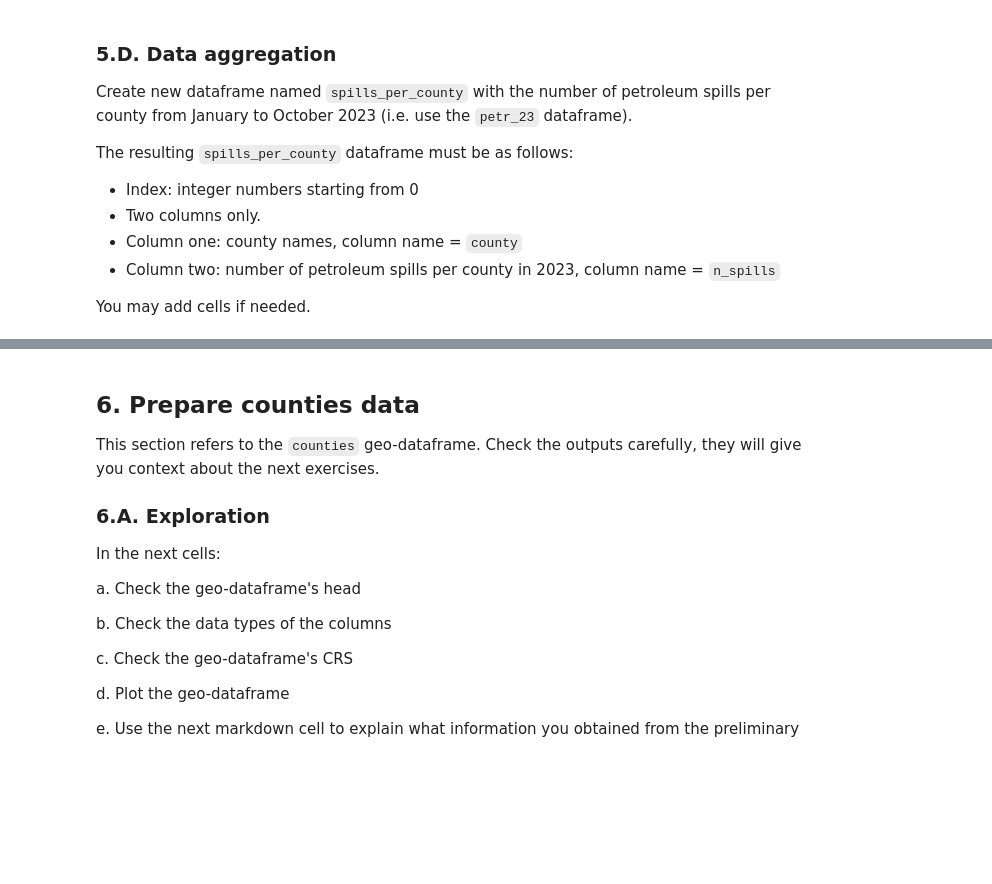
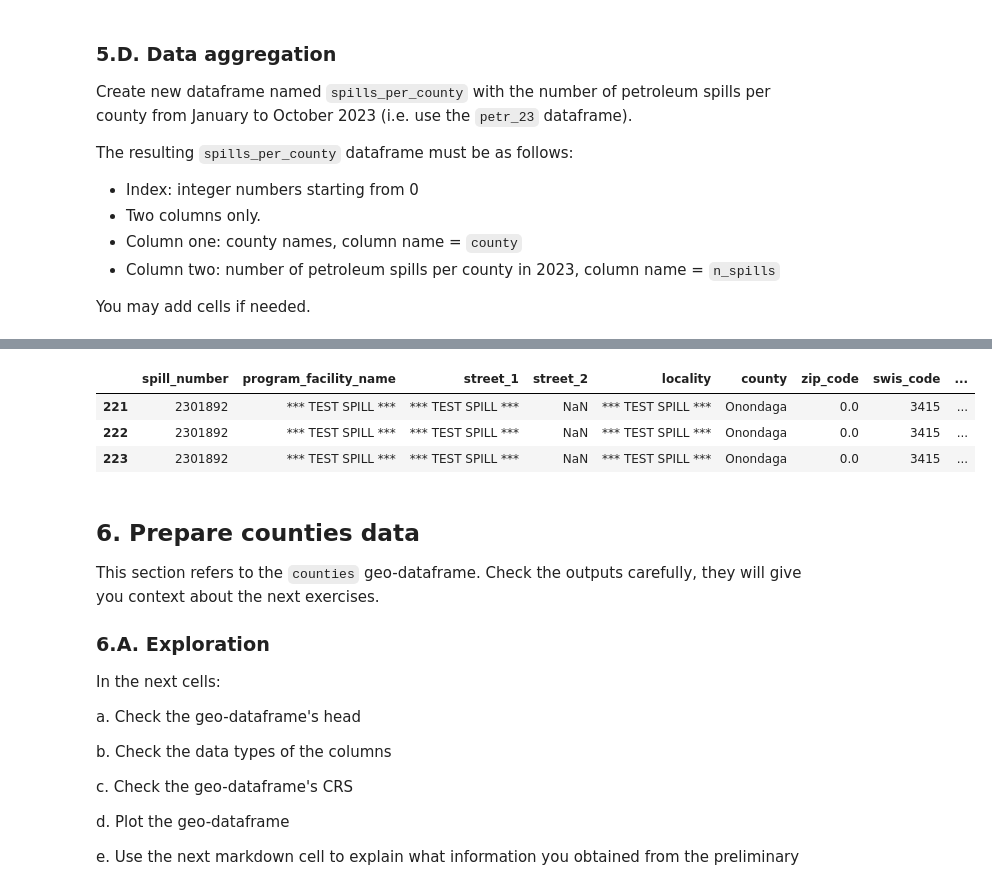
Before and after one commit to austinmartinez12/eds220-hwk3, a Jupyter notebook: hwk3-task1-spills.ipynb, the cells around one changed output, grey strips where cells are left out. Drawn from its saved outputs; the diff is of its cells as text; code cells hidden in the pictures; blank space fills up the shorter version.

```diff
--- a/hwk3-task1-spills.ipynb
+++ b/hwk3-task1-spills.ipynb
@@ -114,9 +144,28 @@ e. Type your answer here, replacing this text.
 
 ### 5.B. Cleaning
 a. Simplify column names as needed.
+# %%
+spills.columns = spills.columns.str.replace(" ", "_")
+spills.columns = spills.columns.str.lower()
 # %% [markdown]
 <!-- END QUESTION -->
 
 <!-- BEGIN QUESTION -->
 
 b. Update column data types as needed *for this analysis*.
+# %%
+# Print the data types of each column before they are changed
+print(spills.dtypes)
+
+# Covert the spill_date, received_date, and close_date to numeric
+spills['spill_date'] = pd.to_datetime(spills['spill_date'])
+spills['close_date'] = pd.to_datetime(spills['close_date'])
+spills['received_date'] = pd.to_datetime(spills['received_date'])
+
+# Covert the spill_number, zip_code, quantity, and recovered columns to numeric
+spills['zip_code'] = pd.to_numeric(spills['zip_code'], errors = 'coerce')
+spills['recovered'] = pd.to_numeric(spills['recovered'], errors = 'coerce')
+spills['spill_number'] = pd.to_numeric(spills['spill_number'], errors = 'coerce')
+spills['quantity'] = pd.to_numeric(spills['quantity'], errors = 'coerce')
+
+print(spills.dtypes)
@@ -128,6 +195,11 @@ b. Update column data types as needed *for this analysis*.
 ### 5.C. Data selection
 
 a. Select data about petroleum spills that took place between January 1st 2023, and October 31st (including both dates), 2023. Store it in a variable named `petr_23`. The data selection should occur in a single line. You may add cells as needed.
+# %%
+
+petr_23 = spills[(spills["material_family"] == "Petroleum") &
+                 (spills['spill_date'] >= "2023-01-01") &
+                 (spills['spill_date'] <= "2023-10-31")]
 # %% [markdown]
 <!-- END QUESTION -->
 
@@ -162,3 +257,10 @@ spills_per_county = ...
+# %%
+petr_23.head(3)
+# %% [output]
+|  | spill_number | program_facility_name | street_1 | street_2 | locality | county | zip_code | swis_code | ... |
+| 221 | 2301892 | *** TEST SPILL *** | *** TEST SPILL *** | NaN | *** TEST SPILL *** | Onondaga | 0.0 | 3415 | ... |
+| 222 | 2301892 | *** TEST SPILL *** | *** TEST SPILL *** | NaN | *** TEST SPILL *** | Onondaga | 0.0 | 3415 | ... |
+| 223 | 2301892 | *** TEST SPILL *** | *** TEST SPILL *** | NaN | *** TEST SPILL *** | Onondaga | 0.0 | 3415 | ... |
 # %%
 grader.check("q5d")
 # %% [markdown]
```
Also changed, not shown: parts of 11 cells of this notebook, 1 other file.
